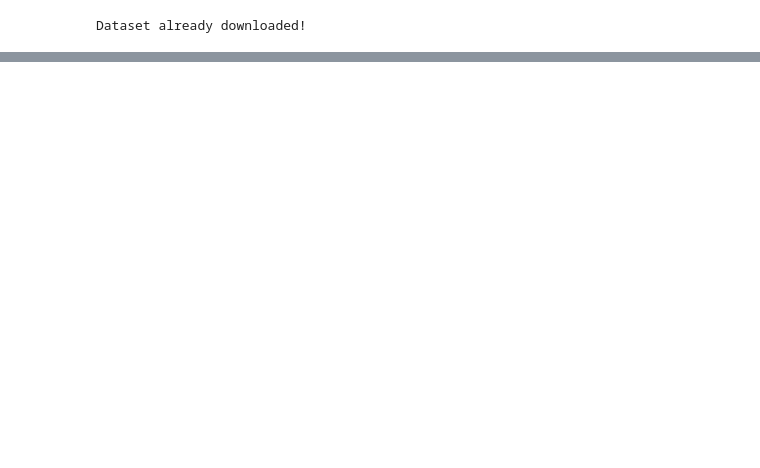
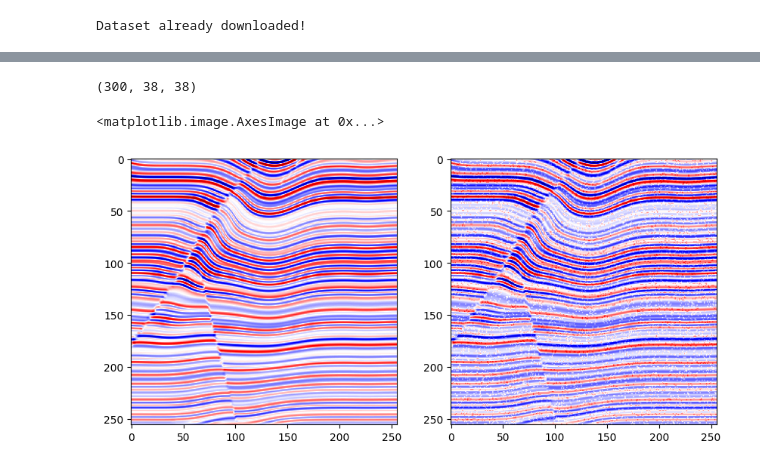
Before and after one commit to leonsuarez24/LORA_Test, a Jupyter notebook: tests.ipynb, the cells around one changed output, grey strips where cells are left out. Cells and saved outputs as stored; diff of their text form; code cells hidden in the pictures; blank space fills up the shorter version.

```diff
--- a/tests.ipynb
+++ b/tests.ipynb
@@ -29,0 +34,15 @@ plt.show()
+# %%
+trainloader, valoader, testloader = get_dataloader(batch_size=32, num_workers=4, data_path='data/dataset_reshaped.npy')
+# %%
+len(trainloader), len(valoader), len(testloader)
+# %% [output]
+(300, 38, 38)
+# %%
+img, degr = next(iter(trainloader))
+# %%
+fig, ax = plt.subplots(1,2, figsize=(10,5))
+ax[0].imshow(img[0].squeeze(), cmap='seismic')
+ax[1].imshow(degr[0].squeeze(), cmap='seismic')
+# %% [output]
+<matplotlib.image.AxesImage at 0x...>
+[figure, added]
```
Also changed, not shown: parts of 6 cells of this notebook, 1 other file.
